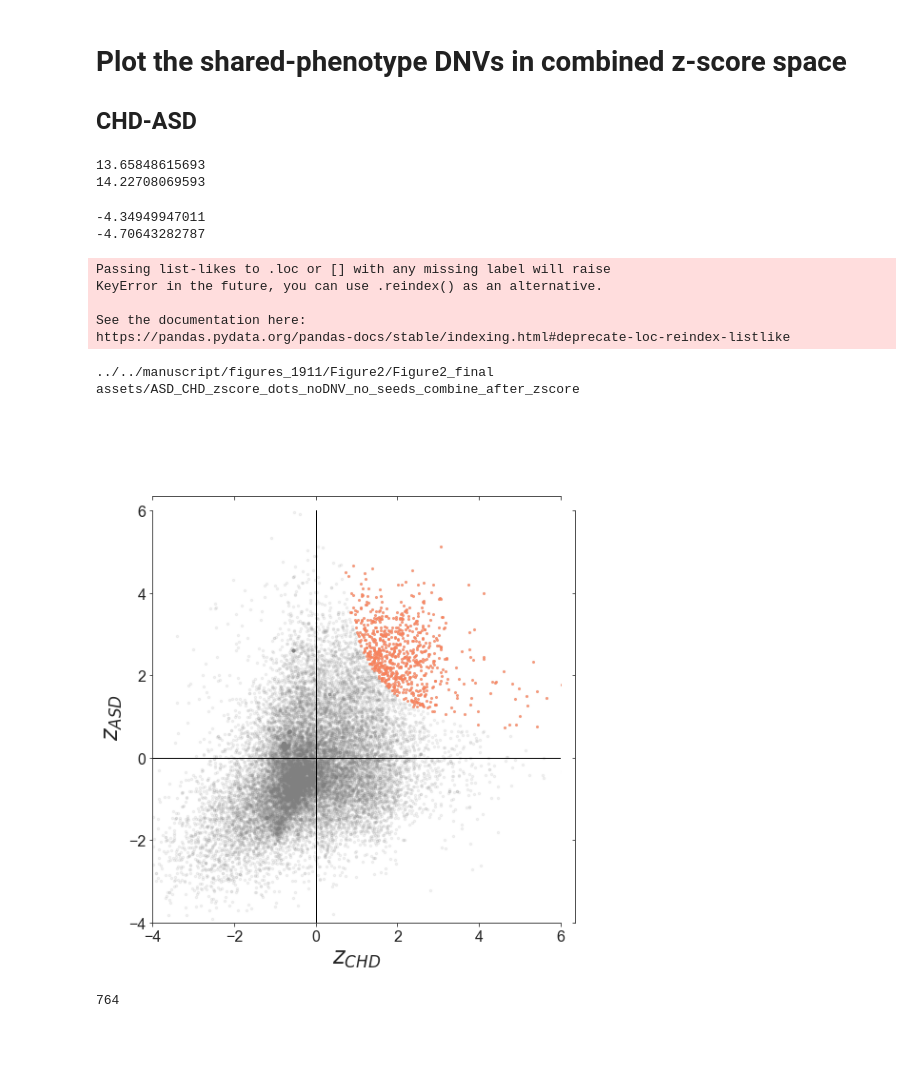
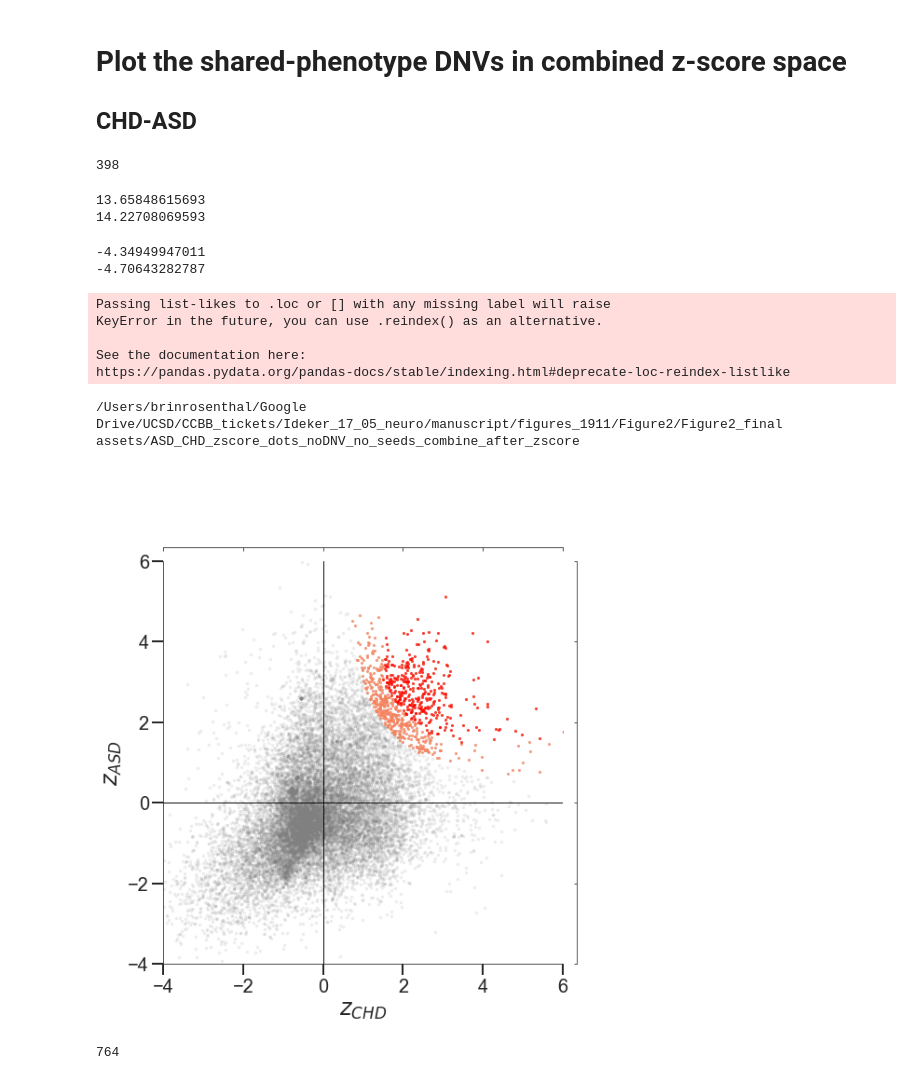
Before and after one commit to ucsd-ccbb/ASD_combined_network_analysis, a Jupyter notebook: NB2_analyze_DNV_overrepresentation_200604.ipynb, the cells around one changed output. Cells and saved outputs as stored; diff of their text form; code cells hidden in the pictures; blank space fills up the shorter version.

```diff
--- a/NB2_analyze_DNV_overrepresentation_200604.ipynb
+++ b/NB2_analyze_DNV_overrepresentation_200604.ipynb
@@ -648,6 +649,14 @@ max CHD_HC zscore:
 # Plot the shared-phenotype DNVs in combined z-score space
 
 ## CHD-ASD
+# %%
+# Load the high confidence genes called by Jeremy (bonferroni p < 0.1, zASD>1.5, zCHD>1.5, zASD-CHD>3)
+ASD_CHD_high_conf = pd.read_excel('/Users/brinrosenthal/Google Drive/UCSD/CCBB_tickets/Ideker_17_05_neuro/manuscript/tables_19_01/high_confidence_ASD-CHD_genes_JW_201014.xlsx')
+
+ASD_CHD_high_conf_genes = ASD_CHD_high_conf['gene'].tolist()
+print(len(ASD_CHD_high_conf_genes))
+# %% [output]
+398
 # %%
 
 combine_after_zscore=True # whether to use the score combined before or after z-score calculation (this is obsolete.. should always be true now)
@@ -674,7 +683,7 @@ print(z_CHD_abs.max()-z_CHD_abs.min())
 13.65848615693
 14.22708069593
 # %%
-sns.set_style("ticks", {"xtick.major.size": 15, "ytick.major.size": 15})
+sns.set_style("ticks", {"xtick.major.size": 25, "ytick.major.size": 25})
 
 # -------------------- Plot on the paired disorder axes ----------------------
 
@@ -715,9 +724,10 @@ high_z_genes = z_score_both[z_score_both>=zthresh].index.tolist()
 plt.plot((z_CHD_abs[z_score_both>=zthresh]),(z_ASD_abs[z_score_both>=zthresh]),'.',color='#F9825C',
          ms=4,alpha=.7)
 
-# higher_z_genes = z_score_both[z_score_both>4].index.tolist()
-# plt.plot((z_CHD_abs[z_score_both>4]),(z_ASD_abs[z_score_both>4]),'.',color='red',
-#          ms=4,alpha=.5)
+# add the high confidence genes
+# HC_z_genes = z_ASD_abs[(z_ASD_abs>1.5)&(z_CHD_abs>1.5)&(z_score_both>3)].index.tolist()
+plt.plot((z_CHD_abs.loc[ASD_CHD_high_conf_genes]),(z_ASD_abs.loc[ASD_CHD_high_conf_genes]),'.',color='red',
+         ms=4,alpha=.5)
 
 
 only_D2=np.setdiff1d(genes_D2,genes_D1)
@@ -743,7 +753,8 @@ plt.plot((z_CHD_abs.loc[D1_and_D2]),(z_ASD_abs.loc[D1_and_D2]),'o',ms=6,mec='bla
         fillstyle='full',mfc='#F9825C')
 
 
-
+plt.tick_params(length=12)
+plt.tick_params(width=2)
 # overlay the DNVs with NDDs
 # plt.plot(z_CHD_abs.loc[DNV_withNDD],z_ASD_abs.loc[DNV_withNDD],'k^',ms=4.5)
 
@@ -762,44 +773,44 @@ ax=plt.gca()
 if include_seeds==False: # only set axes limits if not including seeds
     plt.xlim([-4,6])
     plt.ylim([-4,6])
-plt.xticks(fontsize=16)
-plt.yticks(fontsize=16)
+plt.xticks(fontsize=20)
+plt.yticks(fontsize=20)
 
 plt.plot([-5,7],[0,0],color='k',lw=1)
 plt.plot([0,0],[-5,7],color='k',lw=1)
 #ax.set_yscale('log')
 #ax.set_xscale('log')
 
 # fname_string = '../../manuscript/figures_1911/'+focal_interactome+'/ASD_CHD_zscore_dots_'
 # ------------------------ if combined post-propagation ------------------------
-fname_string = '../../manuscript/figures_1911/Figure2/Figure2_final assets/ASD_CHD_zscore_dots_noDNV'
+fname_string = '/Users/brinrosenthal/Google Drive/UCSD/CCBB_tickets/Ideker_17_05_neuro/manuscript/figures_1911/Figure2/Figure2_final assets/ASD_CHD_zscore_dots_noDNV'
 # ------------------------ if combined pre-propagation ------------------------
 # fname_string = '../../manuscript/figures_1911/Supplement/ASD_CHD_zscore_dots_noDNV'
 if include_seeds==True:
     fname_string+='_with_seeds'
 
 elif include_seeds==False:
     fname_string+='_no_seeds'
 
 if combine_after_zscore==True:
     fname_string+='_combine_after_zscore'
 elif combine_after_zscore==False:
     fname_string+='_combine_before_zscore'
 
 print(fname_string)
-# plt.savefig(fname_string+'.png',dpi=300,bbox_inches='tight')
-# plt.savefig(fname_string+'.svg',dpi=300,bbox_inches='tight')
+# plt.savefig(fname_string+'_201012.png',dpi=300,bbox_inches='tight')
+# plt.savefig(fname_string+'_201012.svg',dpi=300,bbox_inches='tight')
 # plt.savefig(fname_string+'.pdf',dpi=300,bbox_inches='tight')
 # %% [output]
 -4.34949947011
 -4.70643282787
 Passing list-likes to .loc or [] with any missing label will raise
 KeyError in the future, you can use .reindex() as an alternative.
 
 See the documentation here:
 https://pandas.pydata.org/pandas-docs/stable/indexing.html#deprecate-loc-reindex-listlike
-../../manuscript/figures_1911/Figure2/Figure2_final assets/ASD_CHD_zscore_dots_noDNV_no_seeds_combine_after_zscore
+/Users/brinrosenthal/Google Drive/UCSD/CCBB_tickets/Ideker_17_05_neuro/manuscript/figures_1911/Figure2/Figure2_final assets/ASD_CHD_zscore_dots_noDNV_no_seeds_combine_after_zscore
-[figure, old version]
+[figure, new version]
 # %%
 # number high scoring genes
 len(high_z_genes)
```
Also changed, not shown: parts of 3 cells of this notebook, 3 other files.
